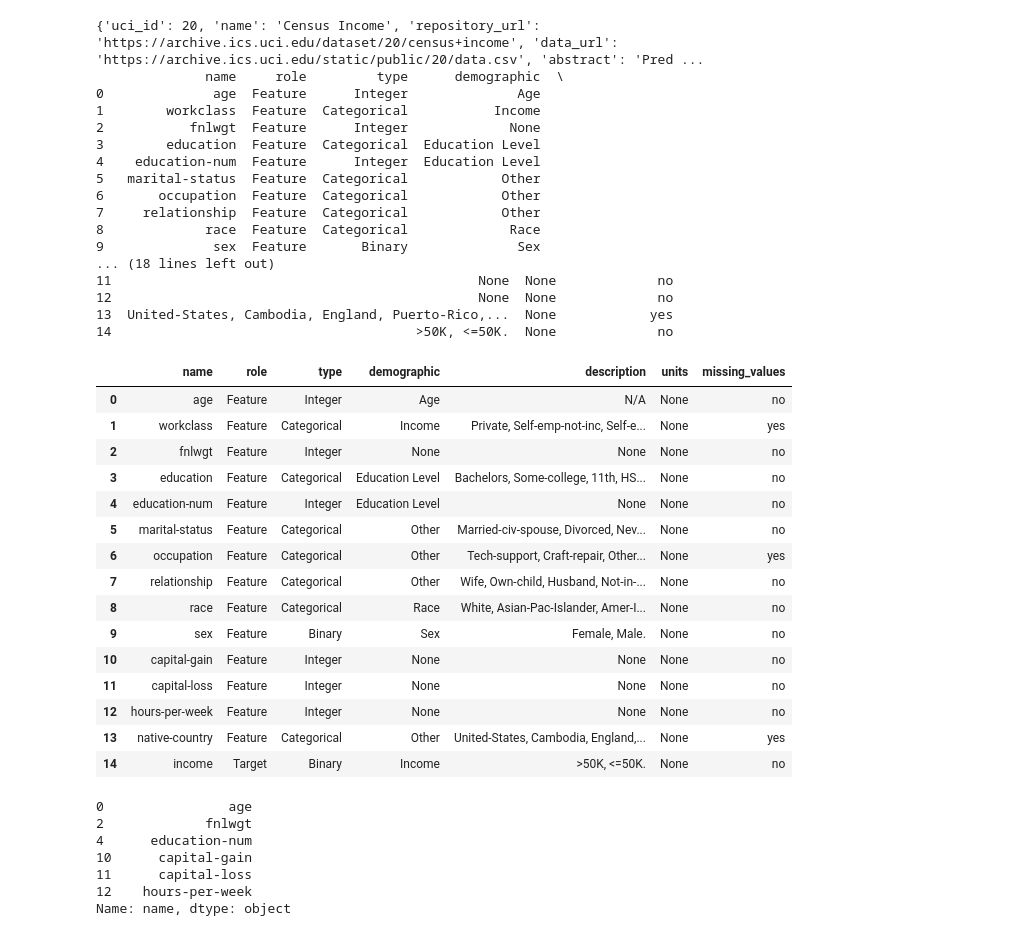
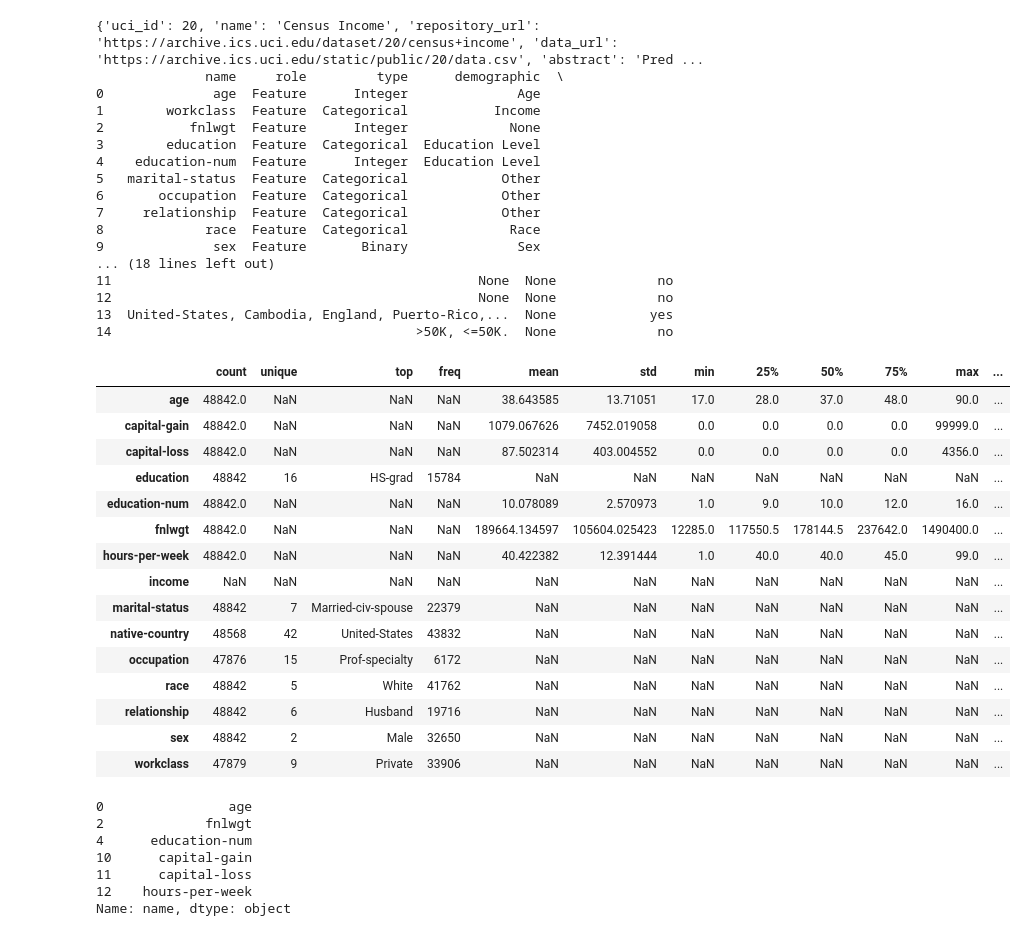
Before and after one commit to PavanKB/PS_1, a Jupyter notebook: assignment_1 copy.ipynb, the cells around one changed output. Saved outputs shown, nothing was run; the diff lists cells and outputs as text; code cells hidden in the pictures.

```diff
--- a/assignment_1 copy.ipynb
+++ b/assignment_1 copy.ipynb
@@ -64,25 +68,26 @@ print(census_income.variables)
 12                                               None  None             no
 13  United-States, Cambodia, England, Puerto-Rico,...  None            yes
 14                                       >50K, <=50K.  None             no
-# %%
-census_income.variables
-# %% [output]
-|  | name | role | type | demographic | description | units | missing_values |
-| 0 | age | Feature | Integer | Age | N/A | None | no |
-| 1 | workclass | Feature | Categorical | Income | Private, Self-emp-not-inc, Self-e... | None | yes |
-| 2 | fnlwgt | Feature | Integer | None | None | None | no |
-| 3 | education | Feature | Categorical | Education Level | Bachelors, Some-college, 11th, HS... | None | no |
-| 4 | education-num | Feature | Integer | Education Level | None | None | no |
-| 5 | marital-status | Feature | Categorical | Other | Married-civ-spouse, Divorced, Nev... | None | no |
-| 6 | occupation | Feature | Categorical | Other | Tech-support, Craft-repair, Other... | None | yes |
-| 7 | relationship | Feature | Categorical | Other | Wife, Own-child, Husband, Not-in-... | None | no |
-| 8 | race | Feature | Categorical | Race | White, Asian-Pac-Islander, Amer-I... | None | no |
-| 9 | sex | Feature | Binary | Sex | Female, Male. | None | no |
-| 10 | capital-gain | Feature | Integer | None | None | None | no |
-| 11 | capital-loss | Feature | Integer | None | None | None | no |
-| 12 | hours-per-week | Feature | Integer | None | None | None | no |
-| 13 | native-country | Feature | Categorical | Other | United-States, Cambodia, England,... | None | yes |
-| 14 | income | Target | Binary | Income | >50K, <=50K. | None | no |
+# %%
+X_summary = get_df_details(X)
+X_summary.merge(census_income.variables.set_index('name'), how='outer', left_index=True, right_index=True)
+# %% [output]
+|  | count | unique | top | freq | mean | std | min | 25% | 50% | 75% | max | ... |
+| age | 48842.0 | NaN | NaN | NaN | 38.643585 | 13.71051 | 17.0 | 28.0 | 37.0 | 48.0 | 90.0 | ... |
+| capital-gain | 48842.0 | NaN | NaN | NaN | 1079.067626 | 7452.019058 | 0.0 | 0.0 | 0.0 | 0.0 | 99999.0 | ... |
+| capital-loss | 48842.0 | NaN | NaN | NaN | 87.502314 | 403.004552 | 0.0 | 0.0 | 0.0 | 0.0 | 4356.0 | ... |
+| education | 48842 | 16 | HS-grad | 15784 | NaN | NaN | NaN | NaN | NaN | NaN | NaN | ... |
+| education-num | 48842.0 | NaN | NaN | NaN | 10.078089 | 2.570973 | 1.0 | 9.0 | 10.0 | 12.0 | 16.0 | ... |
+| fnlwgt | 48842.0 | NaN | NaN | NaN | 189664.134597 | 105604.025423 | 12285.0 | 117550.5 | 178144.5 | 237642.0 | 1490400.0 | ... |
+| hours-per-week | 48842.0 | NaN | NaN | NaN | 40.422382 | 12.391444 | 1.0 | 40.0 | 40.0 | 45.0 | 99.0 | ... |
+| income | NaN | NaN | NaN | NaN | NaN | NaN | NaN | NaN | NaN | NaN | NaN | ... |
+| marital-status | 48842 | 7 | Married-civ-spouse | 22379 | NaN | NaN | NaN | NaN | NaN | NaN | NaN | ... |
+| native-country | 48568 | 42 | United-States | 43832 | NaN | NaN | NaN | NaN | NaN | NaN | NaN | ... |
+| occupation | 47876 | 15 | Prof-specialty | 6172 | NaN | NaN | NaN | NaN | NaN | NaN | NaN | ... |
+| race | 48842 | 5 | White | 41762 | NaN | NaN | NaN | NaN | NaN | NaN | NaN | ... |
+| relationship | 48842 | 6 | Husband | 19716 | NaN | NaN | NaN | NaN | NaN | NaN | NaN | ... |
+| sex | 48842 | 2 | Male | 32650 | NaN | NaN | NaN | NaN | NaN | NaN | NaN | ... |
+| workclass | 47879 | 9 | Private | 33906 | NaN | NaN | NaN | NaN | NaN | NaN | NaN | ... |
 # %%
 idx = census_income['variables']['type'] == 'Integer'
 int_cols = census_income['variables'].loc[idx, 'name']
```
Also changed, not shown: parts of 4 cells of this notebook, 1 other file.
